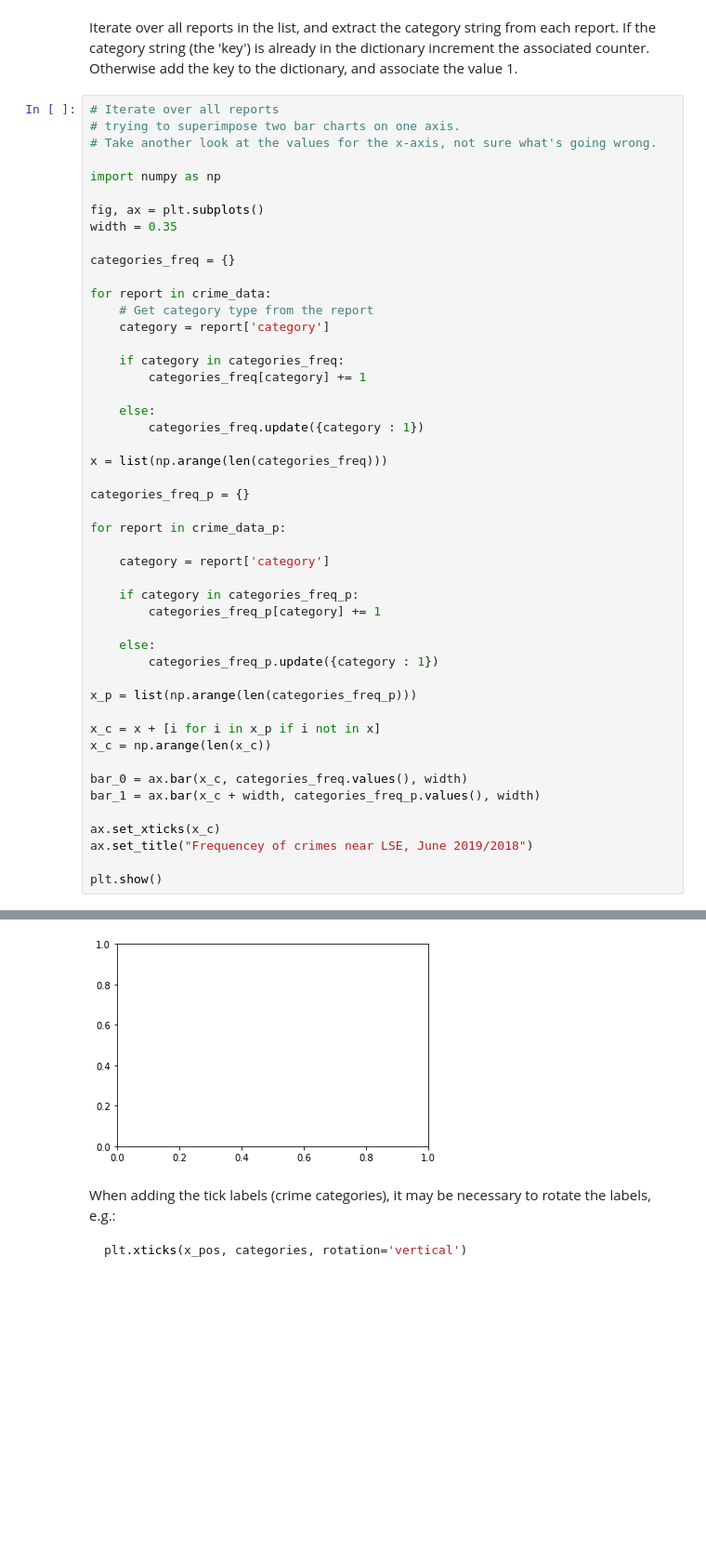
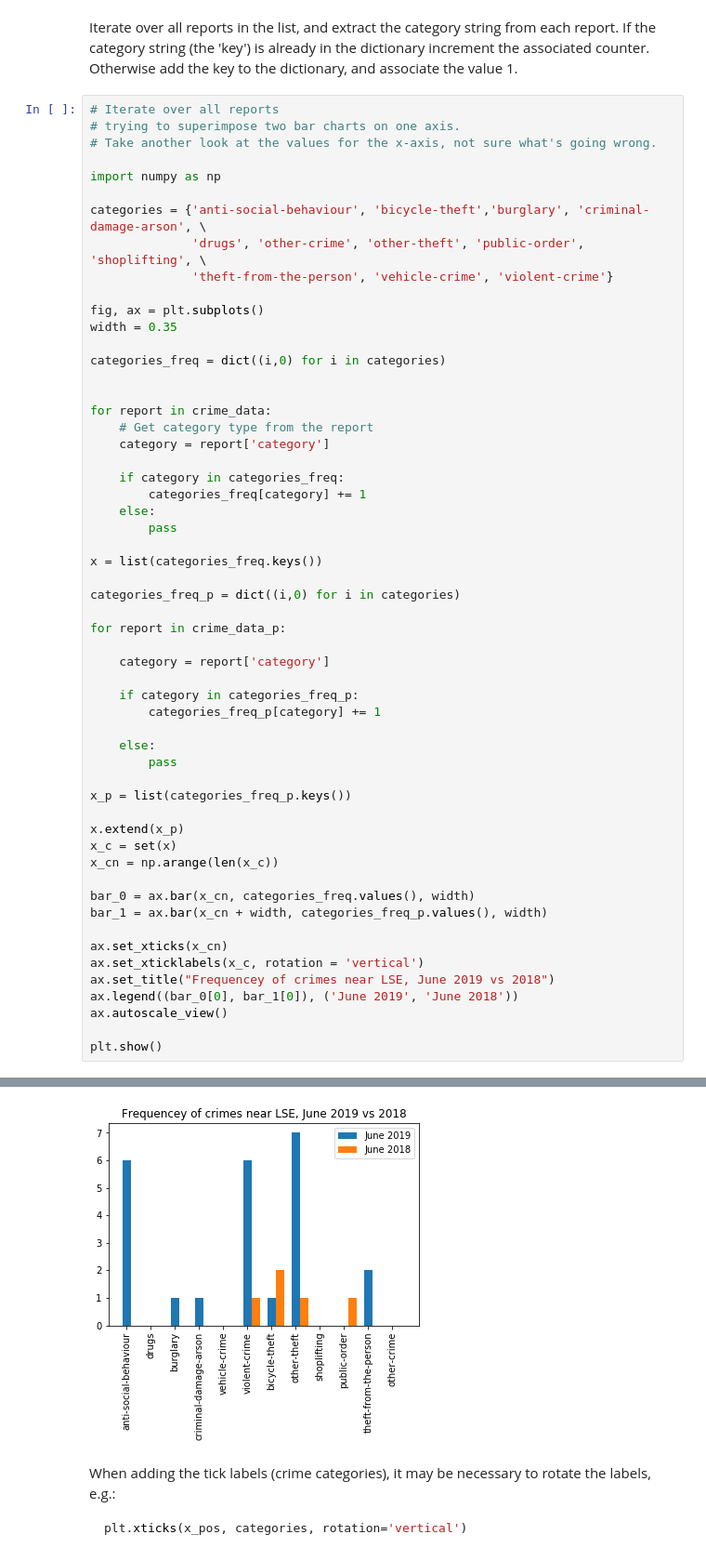
Before and after one commit to AustinChase/K2, a Jupyter notebook: intro_files/1_programming/Python_CS_Notebooks/08_Plotting.ipynb, the cells around one changed output, grey strips where cells are left out. Shown at 93% size. Saved outputs shown, nothing was run; the diff lists cells and outputs as text; blank space fills up the shorter version.

Commit message:
updated the optional exercise. Added crime data from the previous year and superimposed the two bar charts together for comparison.

````diff
--- a/intro_files/1_programming/Python_CS_Notebooks/08_Plotting.ipynb
+++ b/intro_files/1_programming/Python_CS_Notebooks/08_Plotting.ipynb
@@ -769,10 +773,15 @@ Iterate over all reports in the list, and extract the category string from each
 
 import numpy as np
 
+categories = {'anti-social-behaviour', 'bicycle-theft','burglary', 'criminal-damage-arson', \
+              'drugs', 'other-crime', 'other-theft', 'public-order', 'shoplifting', \
+              'theft-from-the-person', 'vehicle-crime', 'violent-crime'}
+
 fig, ax = plt.subplots()
 width = 0.35
 
-categories_freq = {}
+categories_freq = dict((i,0) for i in categories)
+
 
 for report in crime_data:
     # Get category type from the report
@@ -780,13 +789,12 @@ for report in crime_data:
 
     if category in categories_freq:
         categories_freq[category] += 1
+    else:
+        pass
 
-    else:
-        categories_freq.update({category : 1})
+x = list(categories_freq.keys())
 
-x = list(np.arange(len(categories_freq)))
-
-categories_freq_p = {}
+categories_freq_p = dict((i,0) for i in categories)
 
 for report in crime_data_p:
 
@@ -796,18 +804,22 @@ for report in crime_data_p:
         categories_freq_p[category] += 1
 
     else:
-        categories_freq_p.update({category : 1})
+        pass
 
-x_p = list(np.arange(len(categories_freq_p)))
+x_p = list(categories_freq_p.keys())
 
-x_c = x + [i for i in x_p if i not in x]
-x_c = np.arange(len(x_c))
+x.extend(x_p)
+x_c = set(x)
+x_cn = np.arange(len(x_c))
 
-bar_0 = ax.bar(x_c, categories_freq.values(), width)
-bar_1 = ax.bar(x_c + width, categories_freq_p.values(), width)
+bar_0 = ax.bar(x_cn, categories_freq.values(), width)
+bar_1 = ax.bar(x_cn + width, categories_freq_p.values(), width)
 
-ax.set_xticks(x_c)
-ax.set_title("Frequencey of crimes near LSE, June 2019/2018")
+ax.set_xticks(x_cn)
+ax.set_xticklabels(x_c, rotation = 'vertical')
+ax.set_title("Frequencey of crimes near LSE, June 2019 vs 2018")
+ax.legend((bar_0[0], bar_1[0]), ('June 2019', 'June 2018'))
+ax.autoscale_view()
 
 plt.show()
 # %% [output]
@@ -816,4 +826,4 @@ ValueError: shape mismatch: objects cannot be broadcast to a single shape
-[figure, old version]
+[figure, new version]
 # %% [markdown]
 When adding the tick labels (crime categories), it may be necessary to rotate the labels, e.g.:
 ```python
````
Also changed, not shown: parts of 3 cells of this notebook.
